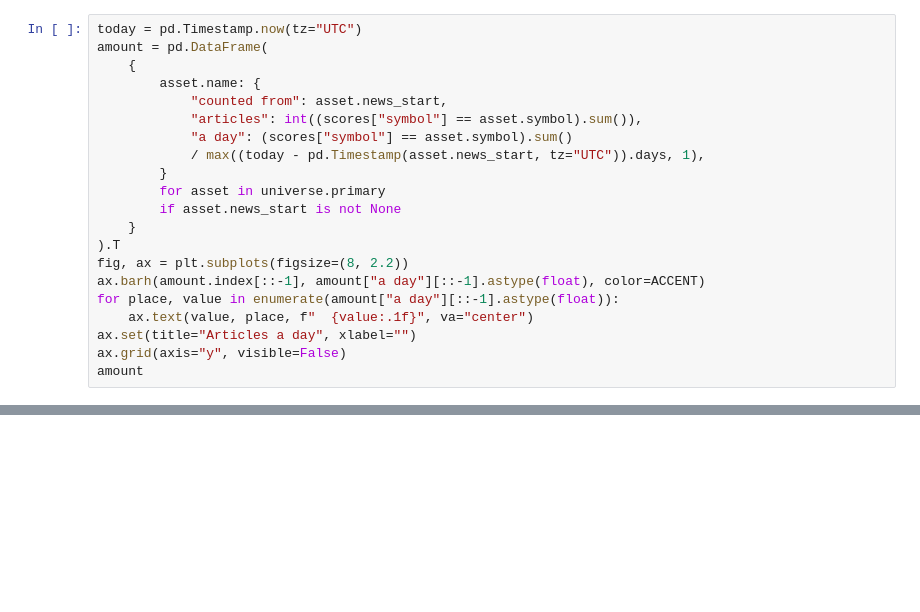
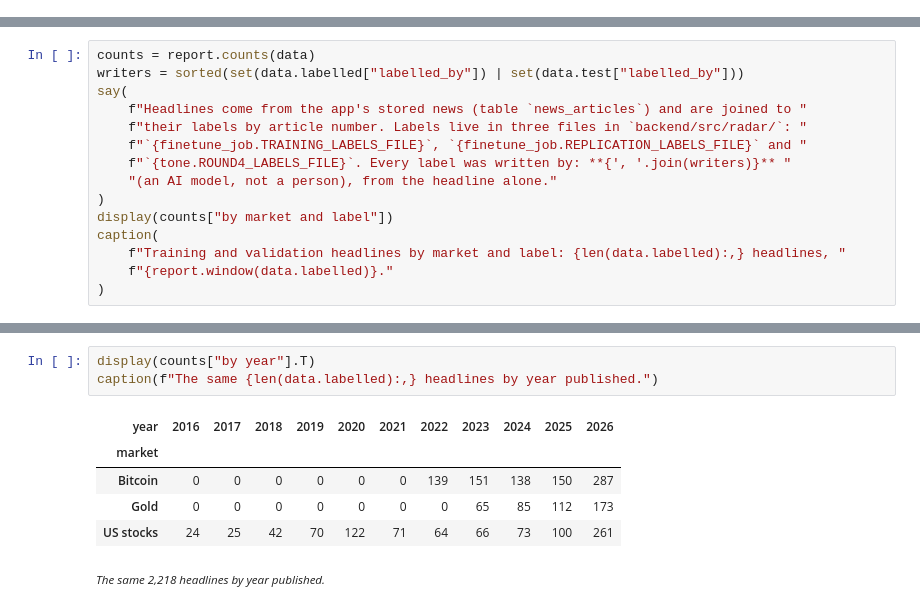
Before and after one commit to LouSens/RADAR, a Jupyter notebook: notebooks/04_news.ipynb, the cells around one changed output, grey strips where cells are left out. Drawn from its saved outputs; the diff is of its cells as text; blank space fills up the shorter version.

```diff
--- a/notebooks/04_news.ipynb
+++ b/notebooks/04_news.ipynb
@@ -102,21 +0,0 @@ support a daily average worth much, and the app says so on that market's page.
-# %%
-today = pd.Timestamp.now(tz="UTC")
-amount = pd.DataFrame(
-    {
-        asset.name: {
-            "counted from": asset.news_start,
-            "articles": int((scores["symbol"] == asset.symbol).sum()),
-            "a day": (scores["symbol"] == asset.symbol).sum()
-            / max((today - pd.Timestamp(asset.news_start, tz="UTC")).days, 1),
-        }
-        for asset in universe.primary
-        if asset.news_start is not None
-    }
-).T
-fig, ax = plt.subplots(figsize=(8, 2.2))
-ax.barh(amount.index[::-1], amount["a day"][::-1].astype(float), color=ACCENT)
-for place, value in enumerate(amount["a day"][::-1].astype(float)):
-    ax.text(value, place, f"  {value:.1f}", va="center")
-ax.set(title="Articles a day", xlabel="")
-ax.grid(axis="y", visible=False)
-amount
@@ -448,0 +126,15 @@ if second is not None and "by_symbol" in second:
+# %%
+counts = report.counts(data)
+writers = sorted(set(data.labelled["labelled_by"]) | set(data.test["labelled_by"]))
+say(
+    f"Headlines come from the app's stored news (table `news_articles`) and are joined to "
+    f"their labels by article number. Labels live in three files in `backend/src/radar/`: "
+    f"`{finetune_job.TRAINING_LABELS_FILE}`, `{finetune_job.REPLICATION_LABELS_FILE}` and "
+    f"`{tone.ROUND4_LABELS_FILE}`. Every label was written by: **{', '.join(writers)}** "
+    "(an AI model, not a person), from the headline alone."
+)
+display(counts["by market and label"])
+caption(
+    f"Training and validation headlines by market and label: {len(data.labelled):,} headlines, "
+    f"{report.window(data.labelled)}."
+)
@@ -448,0 +150,10 @@ if second is not None and "by_symbol" in second:
+# %%
+display(counts["by year"].T)
+caption(f"The same {len(data.labelled):,} headlines by year published.")
+# %% [output]
+| year | 2016 | 2017 | 2018 | 2019 | 2020 | 2021 | 2022 | 2023 | 2024 | 2025 | 2026 |
+| market |  |  |  |  |  |  |  |  |  |  |  |
+| Bitcoin | 0 | 0 | 0 | 0 | 0 | 0 | 139 | 151 | 138 | 150 | 287 |
+| Gold | 0 | 0 | 0 | 0 | 0 | 0 | 0 | 65 | 85 | 112 | 173 |
+| US stocks | 24 | 25 | 42 | 70 | 122 | 71 | 64 | 66 | 73 | 100 | 261 |
+<small>*The same 2,218 headlines by year published.*</small>
```
Also changed, not shown: parts of 73 cells of this notebook, 4 other files.
